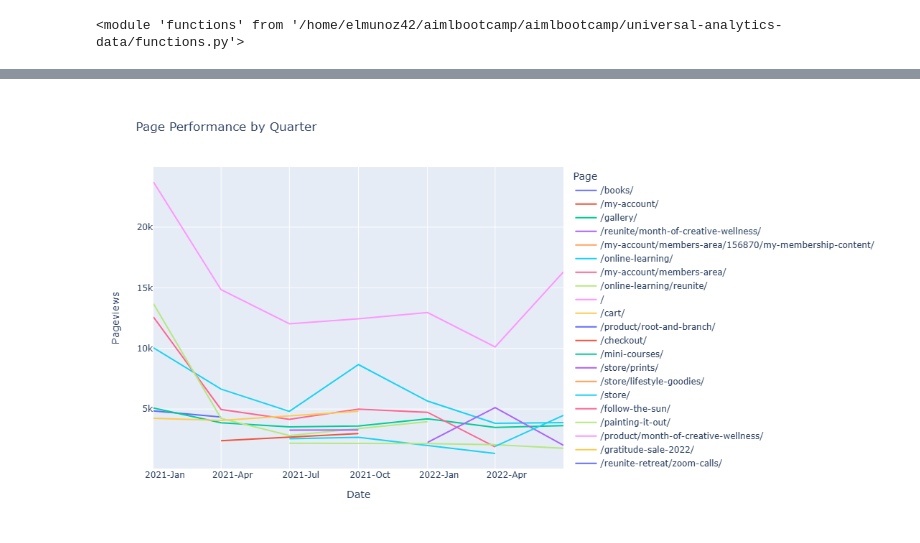
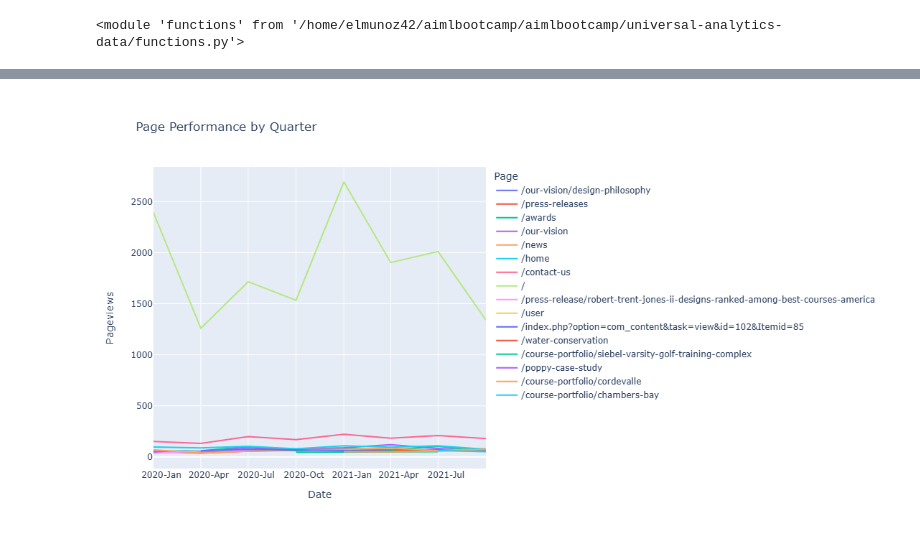
Before and after one commit to elmunoz42/universal-analytics-jupyter-notebook, a Jupyter notebook: UA-data-consolidation-and-analysis.ipynb, the cells around one changed output, grey strips where cells are left out. Cells and saved outputs as stored; diff of their text form; code cells hidden in the pictures.

```diff
--- a/UA-data-consolidation-and-analysis.ipynb
+++ b/UA-data-consolidation-and-analysis.ipynb
@@ -60,37 +60,37 @@ print(df.head())
 # %%
 # Read the CSV file
-df = pd.read_csv('output/flora/flora-pages/Pages/consolidated-pages.csv')
+df = pd.read_csv('output/rtj2/Pages/consolidated-pages.csv')
 
 # # Now, let's create the Date column
 df['Date'] = pd.to_datetime(df['Year'].astype(str) + '-' + df['Quarter'].apply(functions.quarter_to_month) + '-01')
 
 # Convert Pageviews to Numeric
 df['Pageviews'] = pd.to_numeric(df['Pageviews'].str.replace(',', ''), errors='coerce')
 # Sort by date
 df = df.sort_values("Date")
 
 # Create Line Plot with No Total and other excludes
 exclude_list = ["total"]
 fig = px.line(df.query('Page not in @exclude_list'), x='Date', y='Pageviews', color='Page', title='Page Performance by Quarter')
 
 # Update the layout
 fig.update_layout(
     autosize=False,
     width=1200,  # Width of the figure in pixels
     height=600  # Height of the figure in pixels
 )
 
 # Customize the x-axis to show both year and quarter
 fig.update_xaxes(
     dtick="M3",
     tickformat="%Y-%b",  # This will show Year-Month
     ticklabelmode="period"
 )
 
 fig.show()
-fig.write_html('output/flora/flora-page-performance.html')
+fig.write_html('output/rtj2/rtj2-page-performance.html')
 # %% [output]
-[figure, old version]
+[figure, new version]
 # %%
 # Usage
 try:
```
Also changed, not shown: parts of 10 cells of this notebook, 2 other files.
